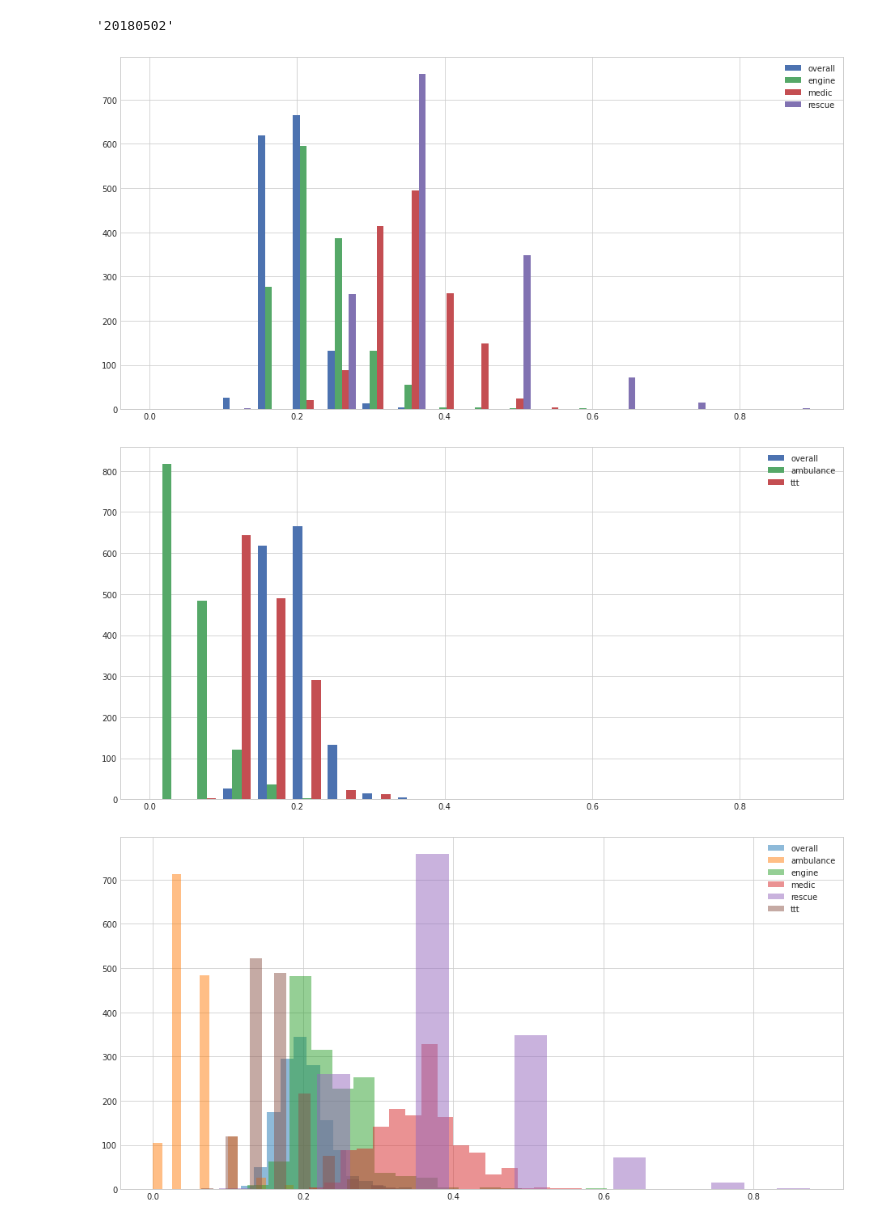
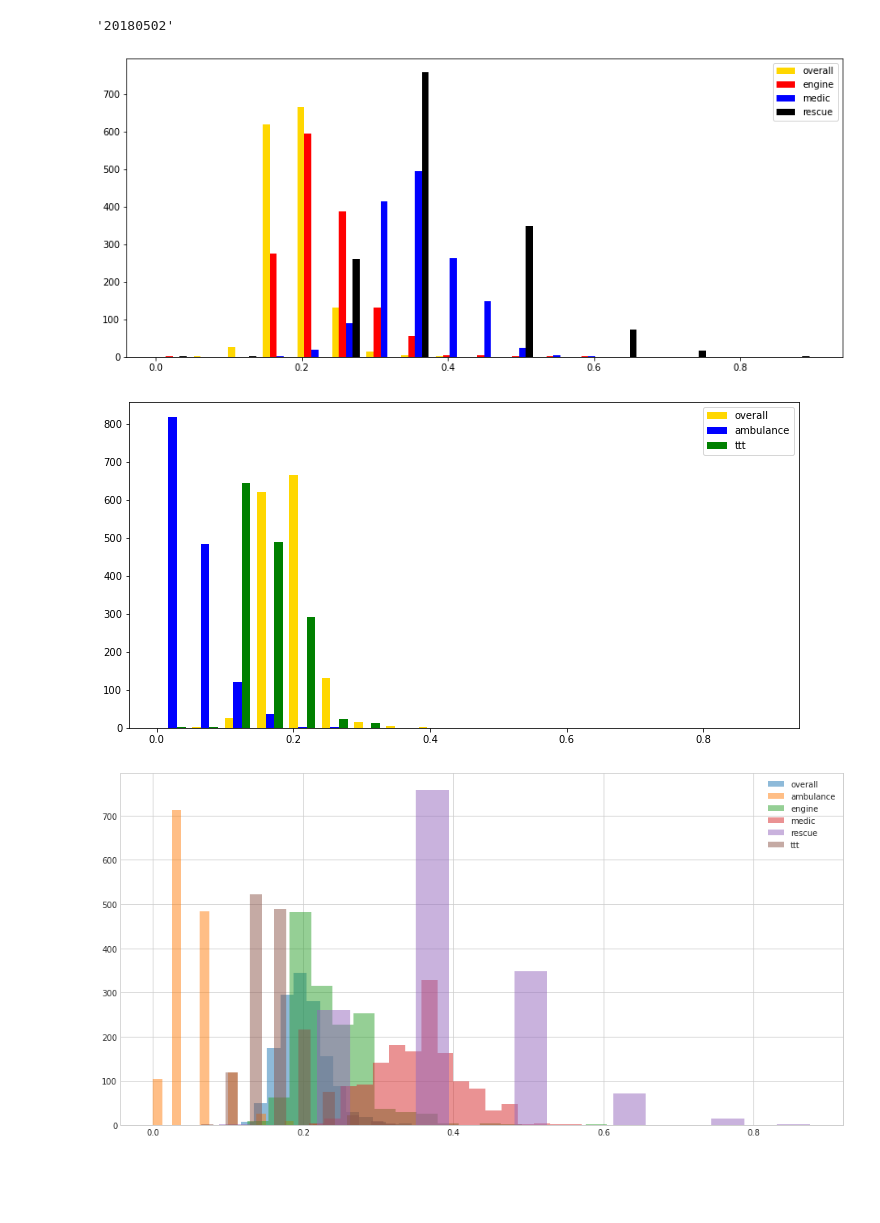
Before and after one commit to owiygul/DAEN-690-Group-2-Rescue-Me, a Jupyter notebook: capacity_analysis.ipynb, the cells around one changed output. Drawn from its saved outputs; the diff is of its cells as text; code cells hidden in the pictures; blank space fills up the shorter version.

```diff
--- a/capacity_analysis.ipynb
+++ b/capacity_analysis.ipynb
@@ -403,6 +429,7 @@ list(essential_day_max_dict.keys())[max_index]
 # %% [output]
 '20180502'
 # %%
+# engines = red, medics = blue, rescue = black
 x1 = list(overall_day_max_dict.values())
 x2 = list(ambulance_day_max_dict.values())
 x3 = list(engine_day_max_dict.values())
@@ -410,15 +437,21 @@ x4 = list(medic_day_max_dict.values())
 x5 = list(rescue_day_max_dict.values())
 x6 = list(ttt_day_max_dict.values())
 bins = np.linspace(0,.9,20)
-plt.hist([x1,x3,x4,x5], bins, label=['overall','engine','medic','rescue'])
-plt.legend(loc='upper right')
+colors=['gold','red','blue','black']
+plt.hist([x1,x3,x4,x5], bins, label=['overall','engine','medic','rescue'],color=colors)
+plt.legend(loc='upper right'),
+plt.rcParams["figure.figsize"] = (12,6)
 plt.show()
-plt.hist([x1,x2,x6], bins, label=['overall','ambulance','ttt'])
-plt.legend(loc='upper right')
-plt.show()
 # %% [output]
-[figure, old version]
+[figure, new version]
-[figure, removed]
+# %%
+# truck = green, amb = blue
+colors=['gold','blue','green']
+plt.hist([x1,x2,x6], bins, label=['overall','ambulance','ttt'],color=colors)
+plt.legend(loc='upper right')
+plt.show()
+# %% [output]
+[figure, added]
 # %%
 bins=20
 plt.hist(overall_day_max_dict.values(),bins,alpha=0.5, label='overall')
```
Also changed, not shown: parts of 13 cells of this notebook.
